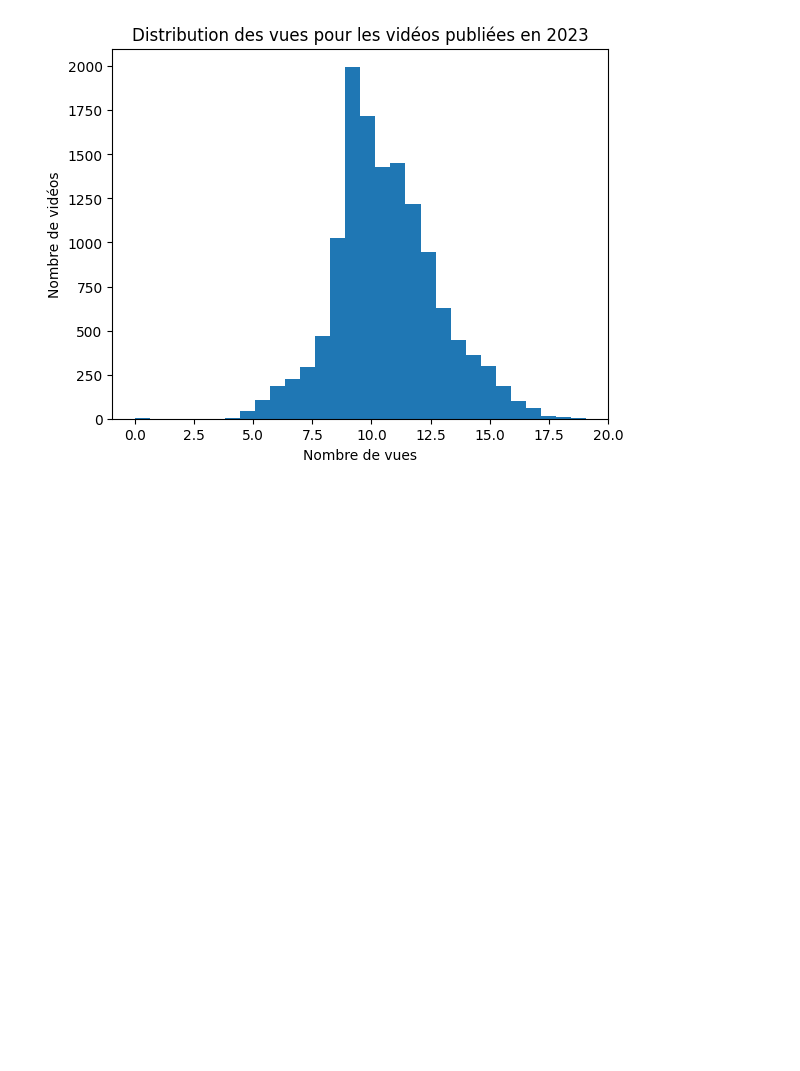
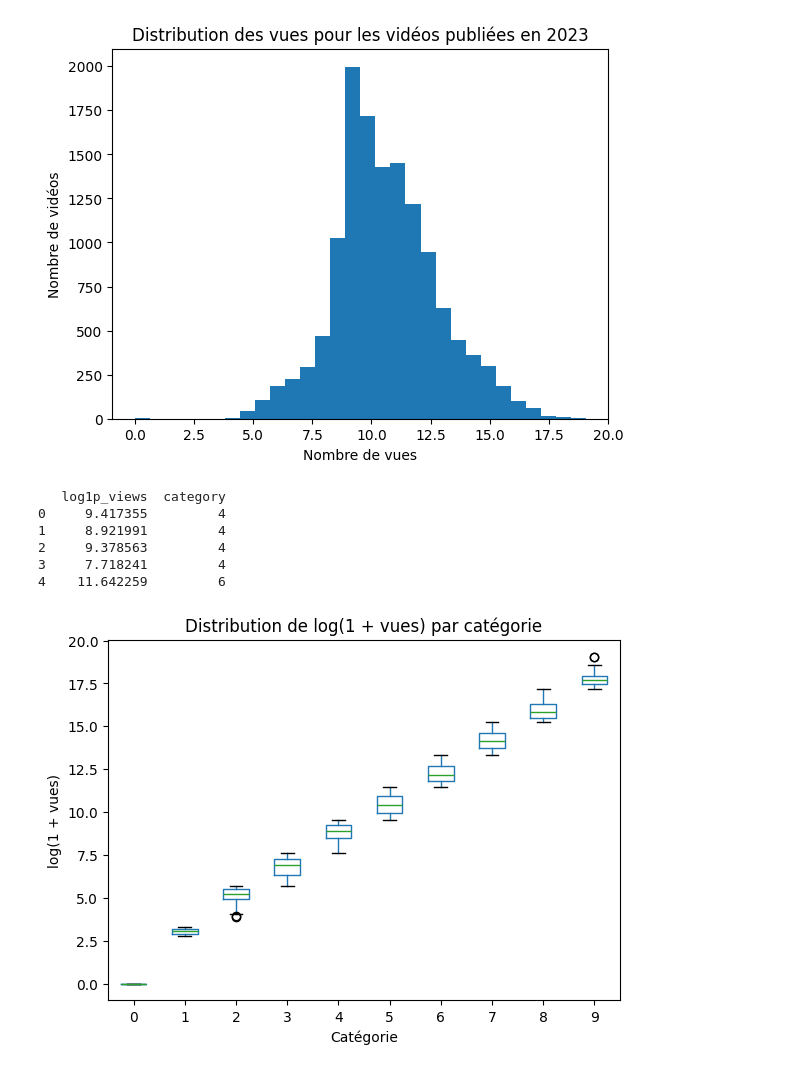
Before and after one commit to keyvanatt/MODAL, a Jupyter notebook: analyseDonnees.ipynb, the cells around one changed output. Cells and saved outputs as stored; diff of their text form; code cells hidden in the pictures; blank space fills up the shorter version.

```diff
--- a/analyseDonnees.ipynb
+++ b/analyseDonnees.ipynb
@@ -108,3 +108,22 @@ plt.title('Distribution des vues pour les vidéos publiées en 2023')
 plt.show()
 # %% [output]
 [figure]
+# %%
+content['category'] = pd.cut(content['log1p_views'], bins=10, labels=range(10), include_lowest=True).astype(int)
+print(content[['log1p_views', 'category']].head())
+# %% [output]
+   log1p_views  category
+0     9.417355         4
+1     8.921991         4
+2     9.378563         4
+3     7.718241         4
+4    11.642259         6
+# %%
+content.boxplot(column='log1p_views', by='category', grid=False)
+plt.xlabel('Catégorie')
+plt.ylabel('log(1 + vues)')
+plt.title('Distribution de log(1 + vues) par catégorie')
+plt.suptitle('')
+plt.show()
+# %% [output]
+[figure, added]
```
Also changed, not shown: parts of 3 cells of this notebook, 2 other files.
